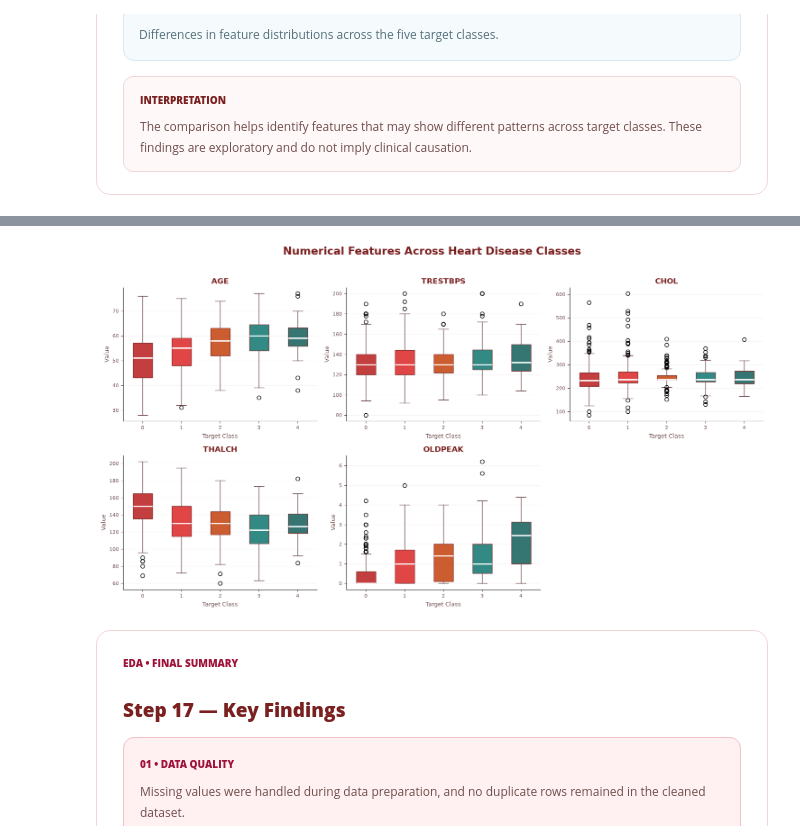
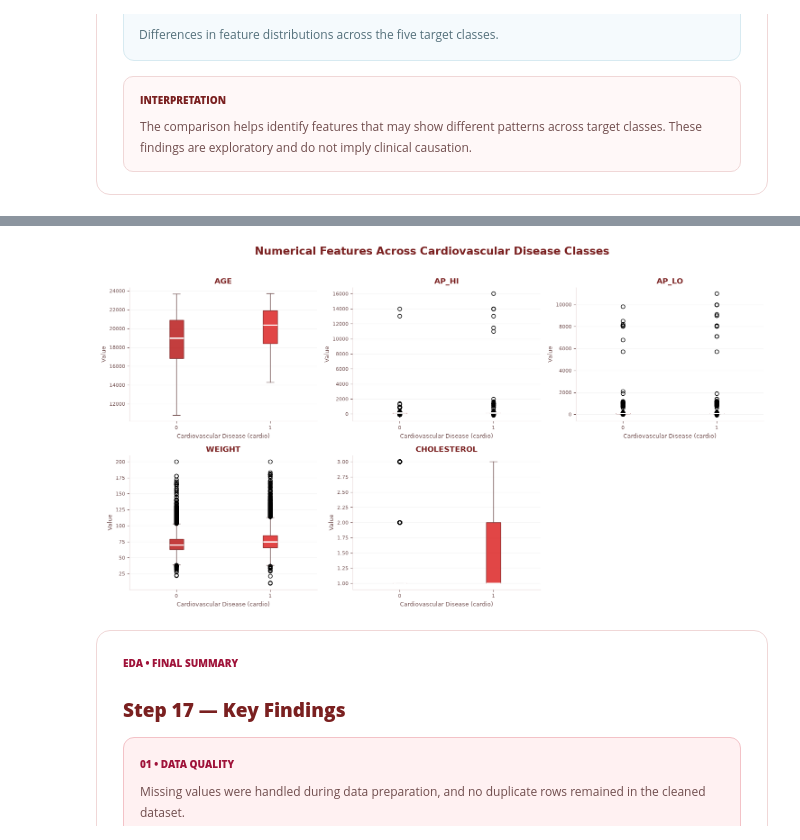
Before and after one commit to Shimaa-Habes/BinX-Training-AI-ML, a Jupyter notebook: CardiacML-Project/analysis/heart_analysis.ipynb, the cells around one changed output, grey strips where cells are left out. Cells and saved outputs as stored; diff of their text form; code cells hidden in the pictures.

```diff
--- a/CardiacML-Project/analysis/heart_analysis.ipynb
+++ b/CardiacML-Project/analysis/heart_analysis.ipynb
@@ -3891,23 +4043,23 @@ because an unusual medical measurement is not necessarily an invalid value.
 import matplotlib.pyplot as plt
 
 # Numerical features for outlier analysis
+
 numeric_features = [
     "age",
-    "trestbps",
-    "chol",
-    "thalch",
-    "oldpeak",
-    "ca"
+    "height",
+    "weight",
+    "ap_hi",
+    "ap_lo"
 ]
 
 # Theme colors
+
 theme_colors = [
     "#B91C1C",
     "#DC2626",
     "#C2410C",
     "#0F766E",
-    "#115E59",
-    "#9F1239"
+    "#115E59"
 ]
 
 fig, axes = plt.subplots(
@@ -3923,6 +4075,7 @@ for ax, column, color in zip(
     numeric_features,
     theme_colors
 ):
+
     ax.boxplot(
         df_clean[column],
         patch_artist=True,
@@ -3983,6 +4136,11 @@ for ax, column, color in zip(
     ax.spines["bottom"].set_color("#E8DADA")
 
 
+# Hide the unused sixth subplot
+
+axes[-1].set_visible(False)
+
+
 fig.suptitle(
     "Potential Outliers in Numerical Features",
     fontsize=17,
@@ -4415,14 +4594,20 @@ clinical causation.
 # %%
 import matplotlib.pyplot as plt
 
-# Features to compare against the target
+# ============================================================
+# Numerical features to compare against the target
+# ============================================================
+
 features_vs_target = [
     "age",
-    "trestbps",
-    "chol",
-    "thalch",
-    "oldpeak"
+    "ap_hi",
+    "ap_lo",
+    "weight",
+    "cholesterol"
 ]
+
+# Use the current cardiovascular dataset
+plot_df = df.copy()
 
 # Create a boxplot for each numerical feature by target class
 fig, axes = plt.subplots(
@@ -4433,6 +4618,7 @@ fig, axes = plt.subplots(
 
 axes = axes.flatten()
 
+# Theme colors
 theme_colors = [
     "#B91C1C",
     "#DC2626",
@@ -4441,20 +4627,28 @@ theme_colors = [
     "#115E59"
 ]
 
-for ax, feature in zip(axes, features_vs_target):
+# Get target classes
+target_classes = sorted(
+    plot_df["cardio"].dropna().unique()
+)
+
+for ax, feature in zip(
+    axes,
+    features_vs_target
+):
 
     grouped_data = [
-        df_clean.loc[
-            df_clean["num"] == target_class,
+        plot_df.loc[
+            plot_df["cardio"] == target_class,
             feature
-        ]
-        for target_class in sorted(df_clean["num"].unique())
+        ].dropna()
+        for target_class in target_classes
     ]
 
     box = ax.boxplot(
         grouped_data,
         patch_artist=True,
-        tick_labels=sorted(df_clean["num"].unique()),
+        tick_labels=target_classes,
         medianprops=dict(
             color="#FFFFFF",
             linewidth=2
@@ -4467,7 +4661,11 @@ for ax, feature in zip(axes, features_vs_target):
         )
     )
 
-    for patch, color in zip(box["boxes"], theme_colors):
+    # Apply theme colors
+    for patch, color in zip(
+        box["boxes"],
+        theme_colors
+    ):
         patch.set_facecolor(color)
         patch.set_edgecolor("#7A2020")
         patch.set_alpha(0.85)
@@ -4480,7 +4678,7 @@ for ax, feature in zip(axes, features_vs_target):
     )
 
     ax.set_xlabel(
-        "Target Class",
+        "Cardiovascular Disease (cardio)",
         fontsize=9,
         color="#704D4D"
     )
@@ -4490,35 +4688,38 @@ for ax, feature in zip(axes, features_vs_target):
         fontsize=9,
         color="#704D4D"
     )
 
     ax.tick_params(
         labelsize=8,
         colors="#704D4D"
     )
 
     ax.grid(
         axis="y",
         alpha=0.12
     )
 
     ax.spines["top"].set_visible(False)
     ax.spines["right"].set_visible(False)
+    ax.spines["left"].set_color("#E8DADA")
+    ax.spines["bottom"].set_color("#E8DADA")
+
 
 # Hide unused sixth subplot
 axes[-1].set_visible(False)
 
 fig.suptitle(
-    "Numerical Features Across Heart Disease Classes",
+    "Numerical Features Across Cardiovascular Disease Classes",
     fontsize=17,
     fontweight="bold",
     color="#7A2020",
     y=1.02
 )
 
 plt.tight_layout()
 plt.show()
 # %% [output]
-[figure, old version]
+[figure, new version]
 # %% [markdown]
 <div style="
     background:#FFFFFF;
```
Also changed, not shown: parts of 31 cells of this notebook, 8 other files.
